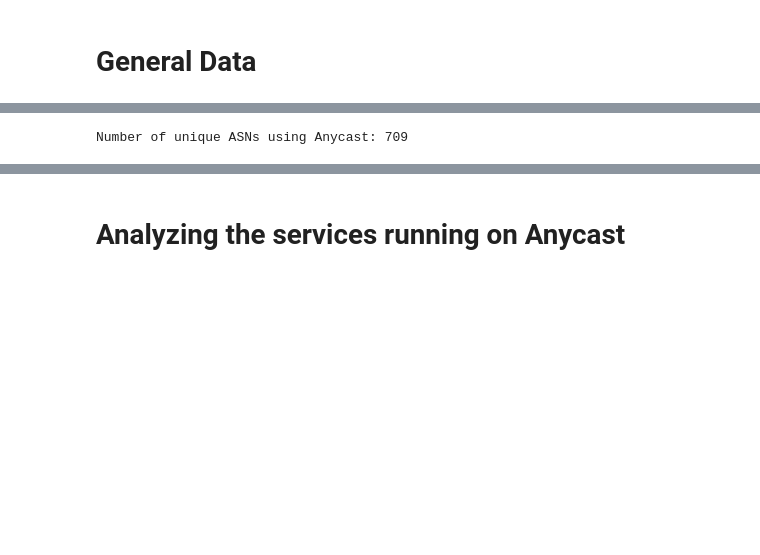
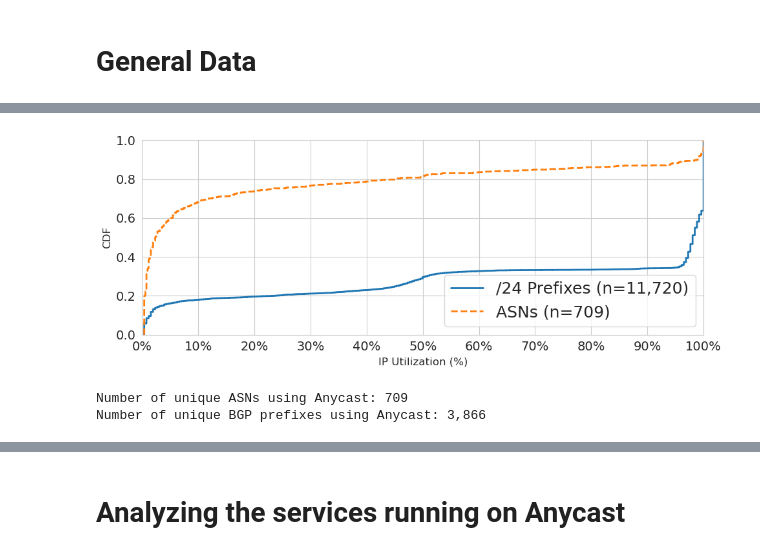
Before and after one commit to gustavoluvizotto/anycast-service-discovery, a Jupyter notebook: censys/analysis.ipynb, the cells around one changed output, grey strips where cells are left out. Saved outputs shown, nothing was run; the diff lists cells and outputs as text; code cells hidden in the pictures; blank space fills up the shorter version.

```diff
--- a/censys/analysis.ipynb
+++ b/censys/analysis.ipynb
@@ -390,5 +621,56 @@ top_asns.show(truncate=False)
+# %%
+# convert to pandas for plotting
+prefix_pdf = prefix_util_df.toPandas()
+asn_pdf = asn_util_df.toPandas()
+# %%
+sns.set_style("whitegrid")
+plt.figure(figsize=(10, 4))
+
+# /24 prefix, IP utilization CDF
+sns.ecdfplot(
+    data=prefix_pdf,
+    x="utilization",
+    label=f"/24 Prefixes (n={len(prefix_pdf):,})",
+    linewidth=2,
+    color="#1f77b4" # blue
+)
+
+# ASN, IP utilization CDF
+
+sns.ecdfplot(
+    data=asn_pdf,
+    x="utilization",
+    label=f"ASNs (n={len(asn_pdf):,})",
+    linewidth=2,
+    linestyle="--",
+    color="#ff7f0e" # orange
+)
+
+plt.xlabel("IP Utilization (%)", fontsize=12)
+plt.ylabel("CDF", fontsize=12)
+
+plt.xticks(np.arange(0, 101, 10))
+plt.xlim(0, 100)
+
+# add legend
+plt.legend(fontsize=18)
+
+# add percentage formatting to X axis
+plt.gca().xaxis.set_major_formatter(mtick.PercentFormatter())
+
+plt.tight_layout()
+
+# save fig
+plt.savefig("utilization_cdf.pdf", format="pdf", bbox_inches='tight')
+
+plt.show()
+# %% [output]
+[figure, added]
 # %%
-num_unique_asns = censys_anycast.select("autonomous_system.asn").distinct().count()
-print(f"Number of unique ASNs using Anycast: {num_unique_asns}")
+total_anycast_ases = censys_anycast_df.select('autonomous_system.asn').distinct().count()
+
+print(f"Number of unique ASNs using Anycast: {total_anycast_ases:,}")
+print(f"Number of unique BGP prefixes using Anycast: {censys_anycast_df.select('autonomous_system.bgp_prefix').distinct().count():,}")
 # %% [output]
 Number of unique ASNs using Anycast: 709
+Number of unique BGP prefixes using Anycast: 3,866
```
Also changed, not shown: parts of 135 cells of this notebook.
